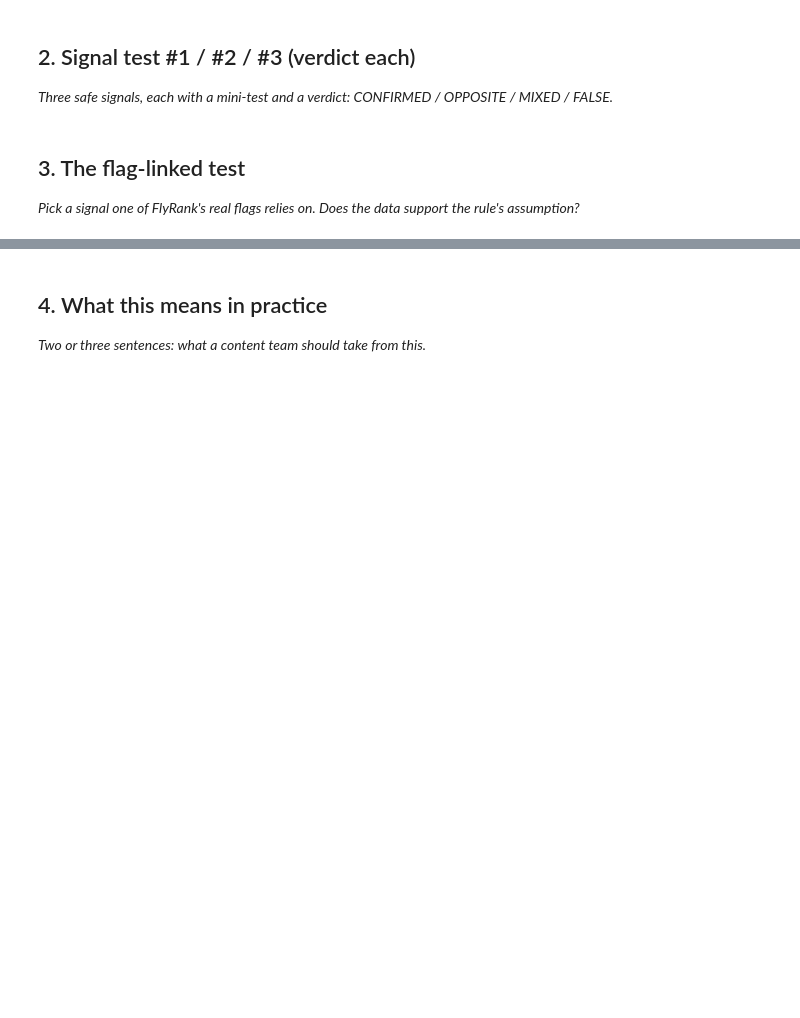
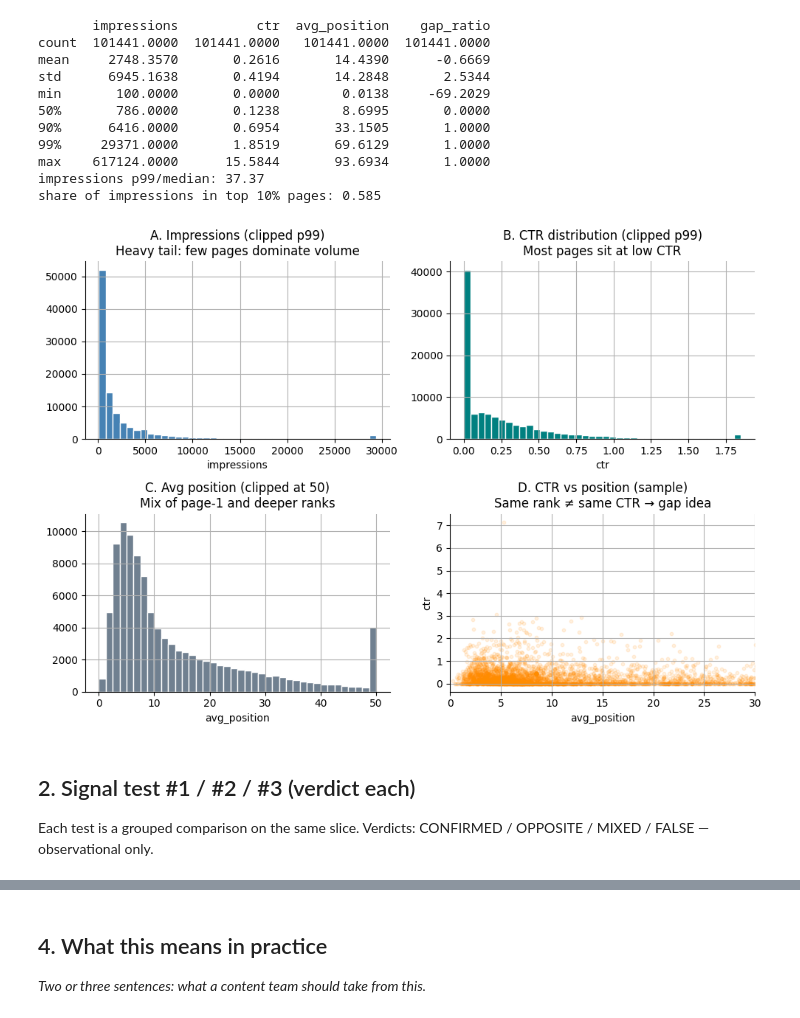
Before and after one commit to menna890/flyrank-ml-internship, a Jupyter notebook: work/notebooks/w04_signal_audit.ipynb, the cells around one changed output, grey strips where cells are left out. Drawn from its saved outputs; the diff is of its cells as text; code cells hidden in the pictures; blank space fills up the shorter version.

```diff
--- a/work/notebooks/w04_signal_audit.ipynb
+++ b/work/notebooks/w04_signal_audit.ipynb
@@ -16,4 +106,54 @@ This skeleton is yours to fill. Work the sections **in order** — each one has
+# %%
+cols = ["impressions", "ctr", "avg_position", "gap_ratio"]
+print(active[cols].describe(percentiles=[0.5, 0.9, 0.99]).round(4))
+
+imp = active["impressions"]
+print("impressions p99/median:", round(imp.quantile(0.99) / imp.median(), 2))
+print("share of impressions in top 10% pages:",
+      round(imp.nlargest(max(1, int(0.1 * len(imp)))).sum() / imp.sum(), 3))
+
+fig, axes = plt.subplots(2, 2, figsize=(10, 7))
+
+# A — heavy tail volume
+axes[0, 0].hist(imp.clip(upper=imp.quantile(0.99)), bins=40, color="steelblue", edgecolor="white")
+axes[0, 0].set_title("A. Impressions (clipped p99)\nHeavy tail: few pages dominate volume")
+axes[0, 0].set_xlabel("impressions")
+
+# B — CTR skew
+axes[0, 1].hist(active["ctr"].clip(upper=active["ctr"].quantile(0.99)), bins=40, color="teal", edgecolor="white")
+axes[0, 1].set_title("B. CTR distribution (clipped p99)\nMost pages sit at low CTR")
+axes[0, 1].set_xlabel("ctr")
+
+# C — position
+axes[1, 0].hist(active["avg_position"].clip(upper=50), bins=40, color="slategray", edgecolor="white")
+axes[1, 0].set_title("C. Avg position (clipped at 50)\nMix of page-1 and deeper ranks")
+axes[1, 0].set_xlabel("avg_position")
+
+# D — CTR vs position sample
+s = active.sample(min(4000, len(active)), random_state=42)
+axes[1, 1].scatter(s["avg_position"], s["ctr"], alpha=0.12, s=10, c="darkorange")
+axes[1, 1].set_xlim(0, 30)
+axes[1, 1].set_title("D. CTR vs position (sample)\nSame rank ≠ same CTR → gap idea")
+axes[1, 1].set_xlabel("avg_position")
+axes[1, 1].set_ylabel("ctr")
+
+plt.tight_layout()
+plt.show()
+# %% [output]
+       impressions          ctr  avg_position    gap_ratio
+count  101441.0000  101441.0000   101441.0000  101441.0000
+mean     2748.3570       0.2616       14.4390      -0.6669
+std      6945.1638       0.4194       14.2848       2.5344
+min       100.0000       0.0000        0.0138     -69.2029
+50%       786.0000       0.1238        8.6995       0.0000
+90%      6416.0000       0.6954       33.1505       1.0000
+99%     29371.0000       1.8519       69.6129       1.0000
+max    617124.0000      15.5844       93.6934       1.0000
+impressions p99/median: 37.37
+share of impressions in top 10% pages: 0.585
+[figure, added]
 # %% [markdown]
 ## 2. Signal test #1 / #2 / #3 (verdict each)
 
-*Three safe signals, each with a mini-test and a verdict: CONFIRMED / OPPOSITE / MIXED / FALSE.*
+Each test is a grouped comparison on the same slice. Verdicts:
+CONFIRMED / OPPOSITE / MIXED / FALSE — observational only.
@@ -23,4 +159,0 @@ This skeleton is yours to fill. Work the sections **in order** — each one has
-# %% [markdown]
-## 3. The flag-linked test
-
-*Pick a signal one of FlyRank's real flags relies on. Does the data support the rule's assumption?*
```
Also changed, not shown: parts of 18 cells of this notebook.
